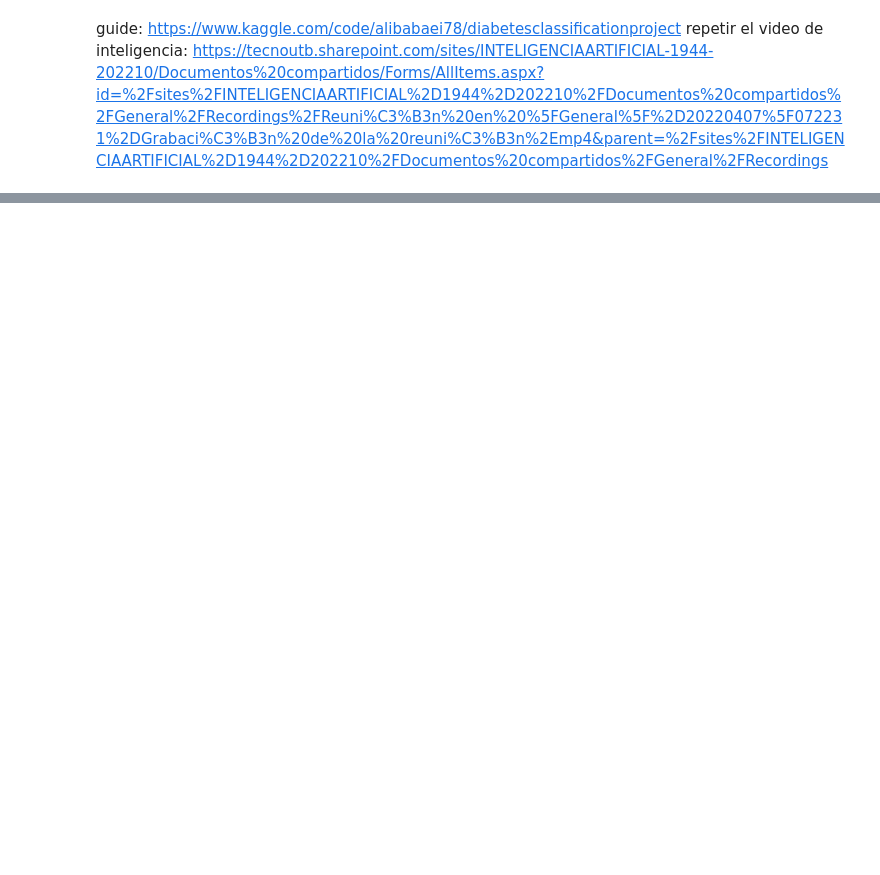
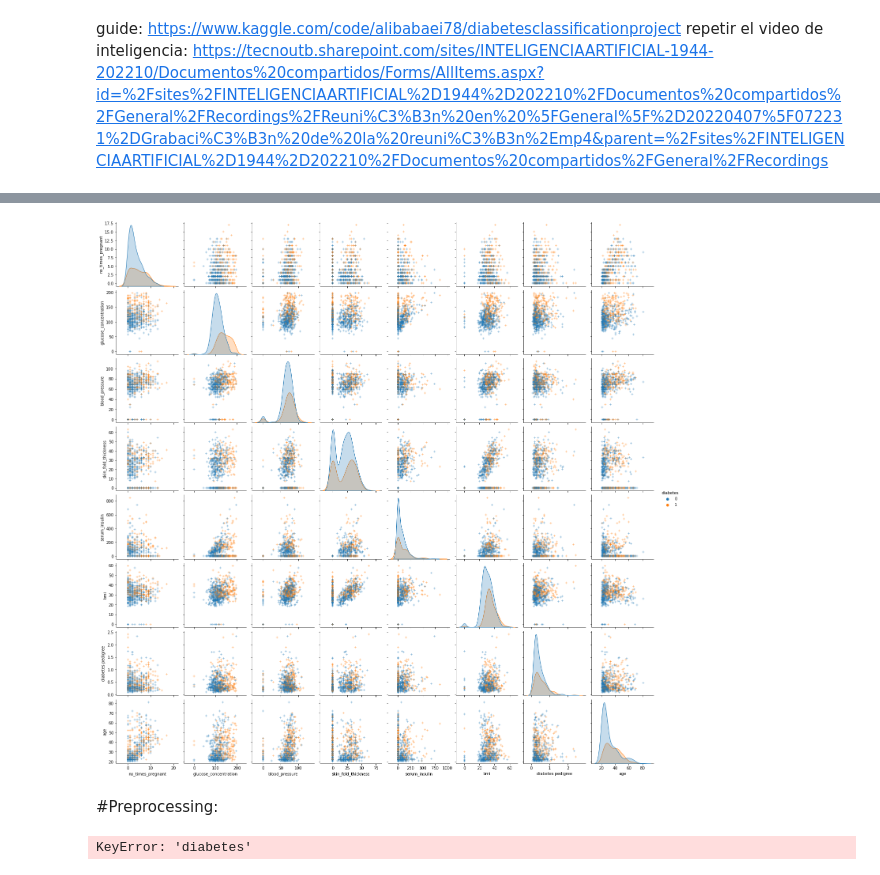
Before and after one commit to andersonmorillo/Diabetes-parcial-2, a Jupyter notebook: Parcial 2 diabetes ML models.ipynb, the cells around one changed output, grey strips where cells are left out. Drawn from its saved outputs; the diff is of its cells as text; code cells hidden in the pictures; blank space fills up the shorter version.

```diff
--- a/Parcial 2 diabetes ML models.ipynb
+++ b/Parcial 2 diabetes ML models.ipynb
@@ -86,0 +123,16 @@ data.head(10)
+# %%
+g = sns.pairplot(data, hue='diabetes', markers='+')
+plt.show()
+# %% [output]
+[figure, added]
+# %% [markdown]
+#Preprocessing:
+# %%
+y = data['diabetes'].values
+
+X = data.drop(columns='diabetes', axis=1, inplace=True)
+
+scale = StandardScaler()
+X = pd.DataFrame(scale.fit_transform(data), columns=data.columns)
+# %% [output]
+KeyError: 'diabetes'
```
Also changed, not shown: parts of 14 cells of this notebook.
